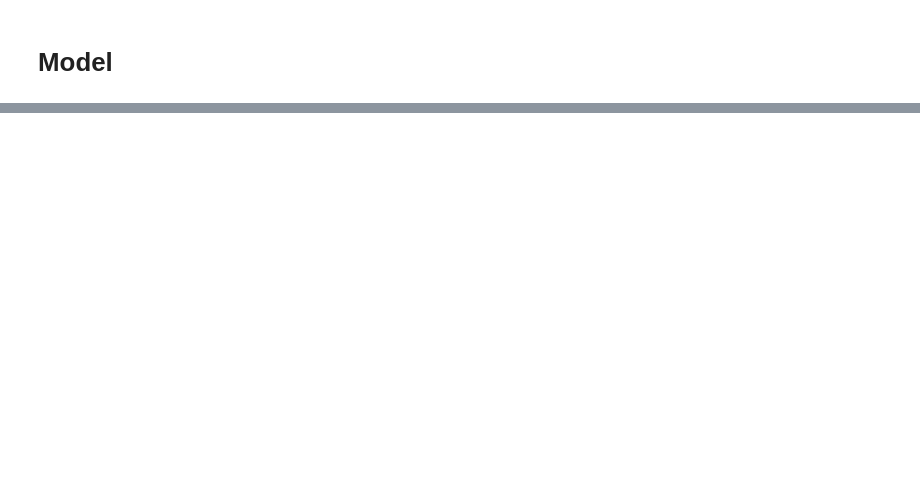
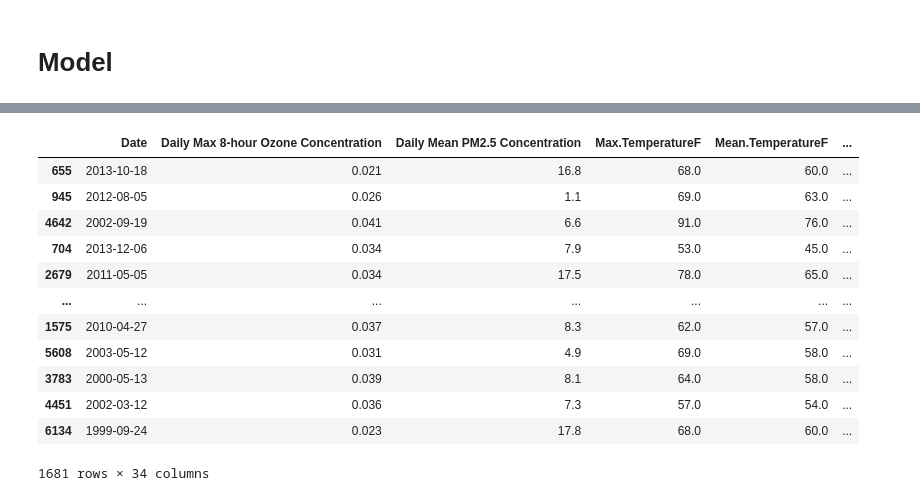
Before and after one commit to imeltsner/WeatherAQI-Predictor, a Jupyter notebook: predictor.ipynb, the cells around one changed output, grey strips where cells are left out. Saved outputs shown, nothing was run; the diff lists cells and outputs as text; code cells hidden in the pictures; blank space fills up the shorter version.

Commit message:
train test split

```diff
--- a/predictor.ipynb
+++ b/predictor.ipynb
@@ -319,3 +318,7 @@ dtypes: datetime64[ns](1), float64(34)
 memory usage: 2.3 MB
 # %% [markdown]
 # Model
+# %%
+from sklearn.model_selection import train_test_split
+
+train_x, test_x, train_y, test_y = train_test_split(merged_df.drop(columns=['AQI']), merged_df['AQI'], test_size=0.2)
@@ -321,0 +356,16 @@ memory usage: 2.3 MB
+# %%
+test_x
+# %% [output]
+|  | Date | Daily Max 8-hour Ozone Concentration | Daily Mean PM2.5 Concentration | Max.TemperatureF | Mean.TemperatureF | ... |
+| 655 | 2013-10-18 | 0.021 | 16.8 | 68.0 | 60.0 | ... |
+| 945 | 2012-08-05 | 0.026 | 1.1 | 69.0 | 63.0 | ... |
+| 4642 | 2002-09-19 | 0.041 | 6.6 | 91.0 | 76.0 | ... |
+| 704 | 2013-12-06 | 0.034 | 7.9 | 53.0 | 45.0 | ... |
+| 2679 | 2011-05-05 | 0.034 | 17.5 | 78.0 | 65.0 | ... |
+| ... | ... | ... | ... | ... | ... | ... |
+| 1575 | 2010-04-27 | 0.037 | 8.3 | 62.0 | 57.0 | ... |
+| 5608 | 2003-05-12 | 0.031 | 4.9 | 69.0 | 58.0 | ... |
+| 3783 | 2000-05-13 | 0.039 | 8.1 | 64.0 | 58.0 | ... |
+| 4451 | 2002-03-12 | 0.036 | 7.3 | 57.0 | 54.0 | ... |
+| 6134 | 1999-09-24 | 0.023 | 17.8 | 68.0 | 60.0 | ... |
+1681 rows × 34 columns
```
Also changed, not shown: parts of 6 cells of this notebook.
